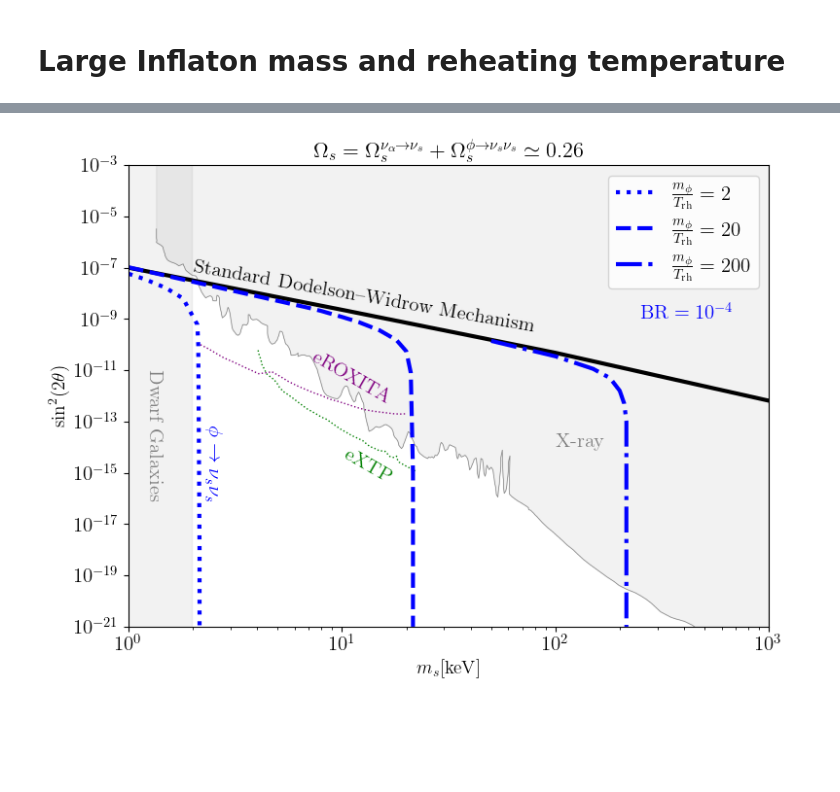
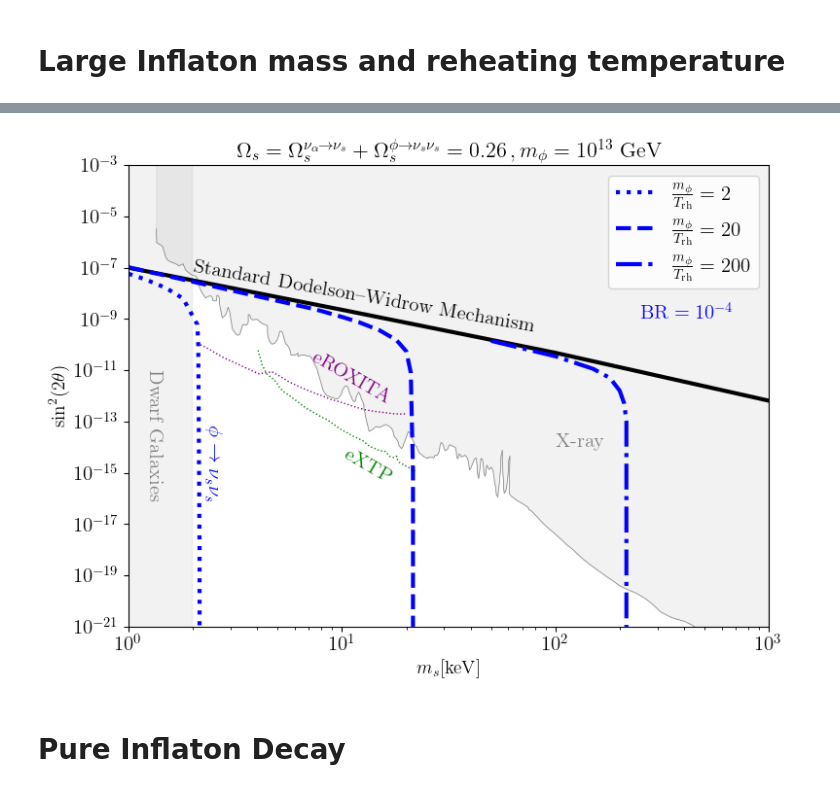
Before and after one commit to yongxuDM/Sterile-Neutrino, a Jupyter notebook: Sterile_Neutrino.ipynb, the cells around one changed output, grey strips where cells are left out. Drawn from its saved outputs; the diff is of its cells as text; code cells hidden in the pictures; blank space fills up the shorter version.

```diff
--- a/Sterile_Neutrino.ipynb
+++ b/Sterile_Neutrino.ipynb
@@ -1363,33 +1319,35 @@ plt.text(2.3*1e0, 1e-16, r'$\phi \to \nu_s \nu_s$', rotation=-90, color = "blue"
 
 # plt.text(2.2*1e0, 0.5* 1e-20, r'$T_{\text{rh}} = 5\times 10^{12}~\text{GeV}$', rotation=-90, color = "blue")
 # plt.text(22*1e0, 0.5* 1e-20, r'$T_{\text{rh}} = 5\times 10^{11}~\text{GeV}$', rotation=-90, color = "blue")
 # plt.text(222*1e0, 0.5* 1e-20, r'$T_{\text{rh}} = 5\times 10^{10}~\text{GeV}$', rotation=-90, color = "blue")
 
 # plt.text(7.2*1e0, 1e-20, r'$3\times 10^{-5}$', rotation=-90, color = "blue")
 # plt.text(22, 1e-20, r'$1\times 10^{-5}$', rotation=-90, color = "blue")
 # plt.text(73, 4*1e-21, r'$3\times 10^{-6}$', rotation=-90, color = "blue")
 # plt.text(221, 4*1e-21, r'$1\times 10^{-6}$', rotation=-90, color = "blue")
 # plt.text(752, 4*1e-21, r'$3\times 10^{-7}$', rotation=-90, color = "blue")
 
 # plt.plot(7, 1e-12, marker='*', color='gold', markersize=20)
 plt.text(2.5*1e2, 1e-9, r'$\text{BR}=10^{-4}$', rotation=0, color = "blue")
 
 #################################################################
 
 plt.xlabel(r'$m_s [\text{keV}]$', fontsize=14)
 plt.ylabel(r'$\sin^2(2\theta)$', fontsize=14)
 # plt.title(r'$Y_s m_s = 4.3\times10^{-10}~\text{GeV}; m_\phi =1~\text{GeV}$', fontsize=16)
 
-# plt.title(r'$\Omega_s= \Omega^{\nu_{\alpha} \to \nu_s}_s +\Omega^{\phi \to \nu_s \nu_s}_s =0.26;\,  m_\phi =10^{13}~\text{GeV}$', fontsize=16)
-plt.title(r'$\Omega_s= \Omega^{\nu_{\alpha} \to \nu_s}_s +\Omega^{\phi \to \nu_s \nu_s}_s \simeq 0.26$', fontsize=16)
+plt.title(r'$\Omega_s= \Omega^{\nu_{\alpha} \to \nu_s}_s +\Omega^{\phi \to \nu_s \nu_s}_s =0.26\,,  m_\phi =10^{13}~\text{GeV}$', fontsize=16)
+# plt.title(r'$\Omega_s= \Omega^{\nu_{\alpha} \to \nu_s}_s +\Omega^{\phi \to \nu_s \nu_s}_s \simeq 0.26$', fontsize=16)
 
 plt.legend()
 plt.xlim(1e0,1e3)
 plt.ylim(1e-21,1e-3)
 plt.legend(loc=0, prop={'size': 15} )
 
 plt.savefig("./PS_Large_Trh_mphi.pdf", bbox_inches="tight")
 plt.tight_layout()
 plt.show()
 # %% [output]
-[figure, old version]
+[figure, new version]
+# %% [markdown]
+# Pure Inflaton Decay
```
Also changed, not shown: parts of 27 cells of this notebook.
